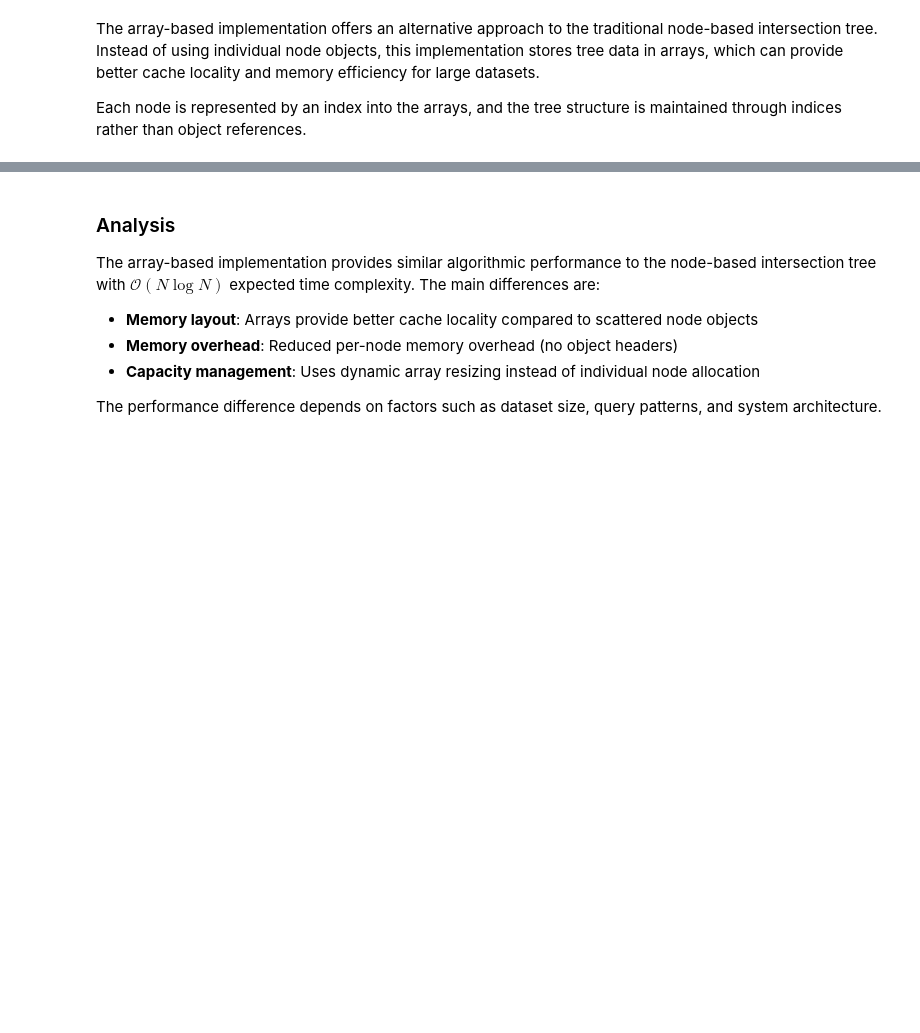
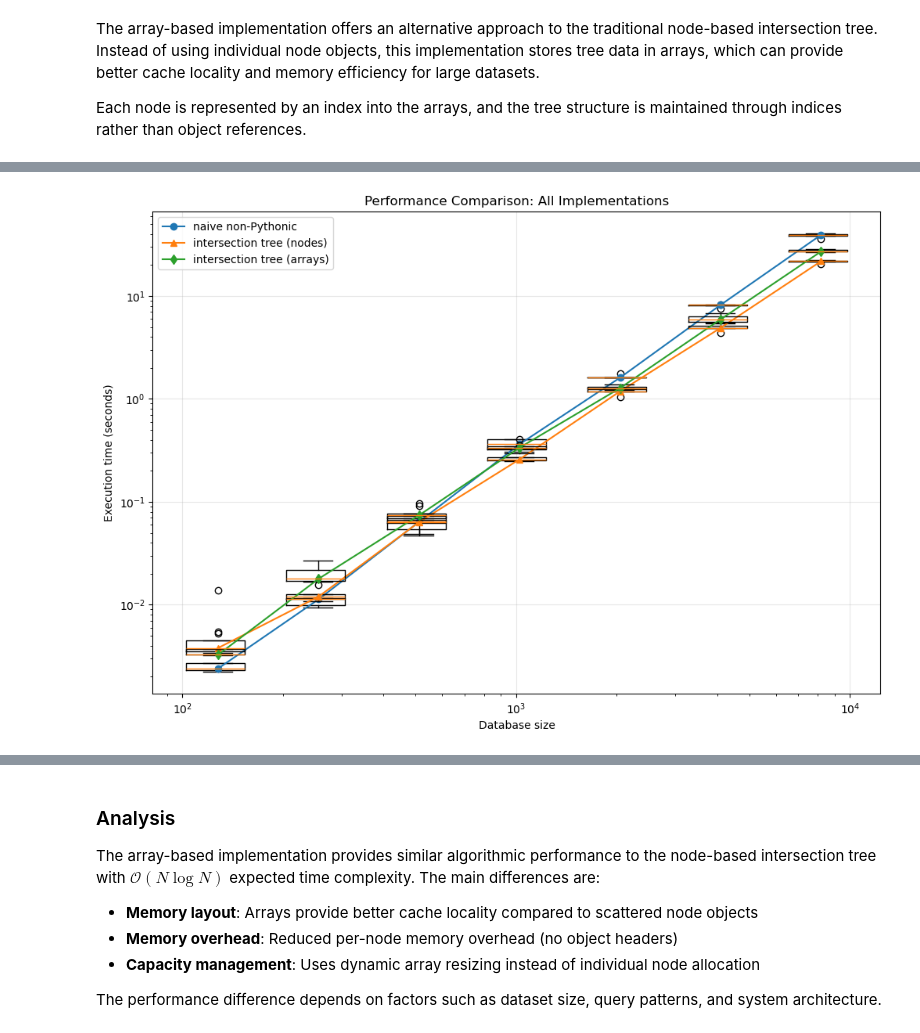
Before and after one commit to gjbex/Python-for-programmers, a Jupyter notebook: source_code/intersection_trees/intersection_trees.ipynb, the cells around one changed output, grey strips where cells are left out. Saved outputs shown, nothing was run; the diff lists cells and outputs as text; code cells hidden in the pictures; blank space fills up the shorter version.

```diff
--- a/source_code/intersection_trees/intersection_trees.ipynb
+++ b/source_code/intersection_trees/intersection_trees.ipynb
@@ -280,22 +317,22 @@ array_intersection_tree_times = [
 # %%
 # Plot comparison of all implementations including array-based
 plt.figure(figsize=(12, 8))
 plt.boxplot(naive_times, widths=[40.0*size/100 for size in sizes], positions=sizes)
 plt.plot(sizes, list(map(statistics.median, naive_times)), label='naive non-Pythonic', marker='o')
-plt.boxplot(naive_pythonic_times, widths=[40.0*size/100 for size in sizes], positions=sizes)
-plt.plot(sizes, list(map(statistics.median, naive_pythonic_times)), label='naive Pythonic', marker='s')
 plt.boxplot(intersection_tree_times, widths=[40.0*size/100 for size in sizes], positions=sizes)
 plt.plot(sizes, list(map(statistics.median, intersection_tree_times)), label='intersection tree (nodes)', marker='^')
 plt.boxplot(array_intersection_tree_times, widths=[40.0*size/100 for size in sizes], positions=sizes)
 plt.plot(sizes, list(map(statistics.median, array_intersection_tree_times)), label='intersection tree (arrays)', marker='d')
 plt.legend()
 plt.xlabel('Database size')
 plt.ylabel('Execution time (seconds)')
 plt.title('Performance Comparison: All Implementations')
 plt.xscale('log')
 plt.yscale('log')
 plt.grid(True, alpha=0.3)
 plt.show()
+# %% [output]
+[figure, added]
 # %%
 # Compare array-based vs node-based intersection tree performance
 array_vs_node_ratio = statistics.mean(array_intersection_tree_times[-1])/statistics.mean(intersection_tree_times[-1])
```
Also changed, not shown: parts of 10 cells of this notebook.
